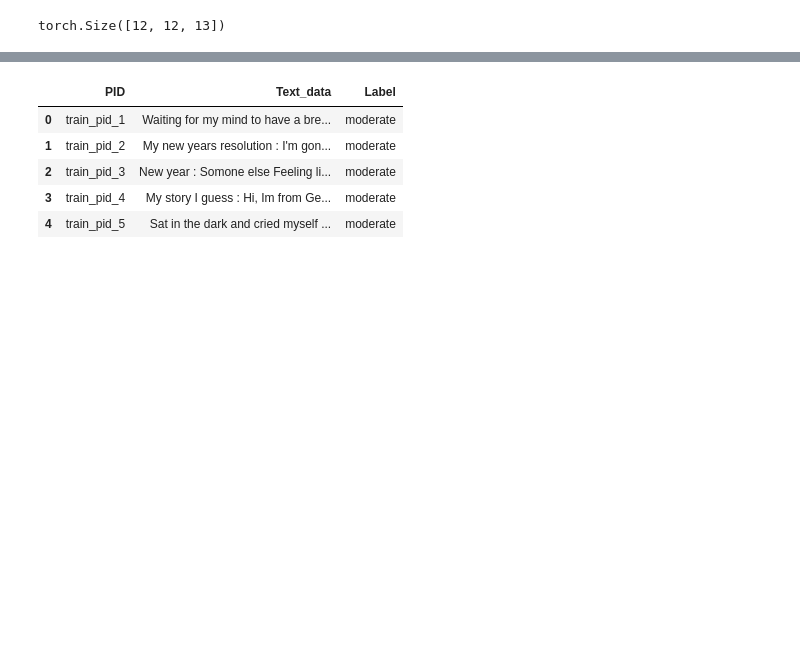
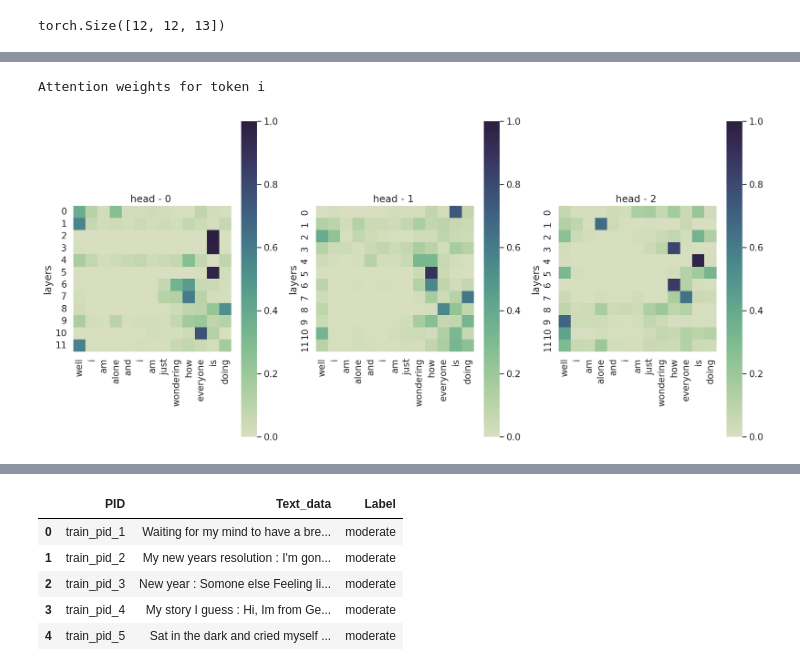
Before and after one commit to dpaul0501/DeepD-Exploring-linguistic-pattern-learned-by-Deep-Tech-for-Depression-Detection, a Jupyter notebook: Depression_Visualisation.ipynb, the cells around one changed output, grey strips where cells are left out. Drawn from its saved outputs; the diff is of its cells as text; code cells hidden in the pictures; blank space fills up the shorter version.

```diff
--- a/Depression_Visualisation.ipynb
+++ b/Depression_Visualisation.ipynb
@@ -147,0 +102,5 @@ Attention weights for token i
+# %%
+text1 = 'Well i am alone and  '
+text2 = 'i am just wondering how everyone is doing '
+tok1 = tokenizer.tokenize(text1)
+tok2 = tokenizer.tokenize(text2)
@@ -147,0 +141,16 @@ Attention weights for token i
+# %%
+fig, axes = plt.subplots( 1,3, figsize = (15,7))
+axes = axes.flat
+print (f'Attention weights for token {tok[p_pos]}')
+for i,att in enumerate(attentions_pos[9:]):
+
+    im = axes[i].imshow(att, cmap='gray')
+    sns.heatmap(att,vmin = 0, vmax = 1,ax = axes[i], xticklabels = tok,cmap=sns.cubehelix_palette(start=.5, rot=-.75, as_cmap=True))
+    axes[i].set_title(f'head - {i} ' )
+    axes[i].set_ylabel('layers')
+    fig.tight_layout()
+#plt.suptitle('Attention for i in a depressed class text')
+plt.savefig(f'attention-{i}')
+# %% [output]
+Attention weights for token i
+[figure, added]
```
Also changed, not shown: parts of 11 cells of this notebook.
